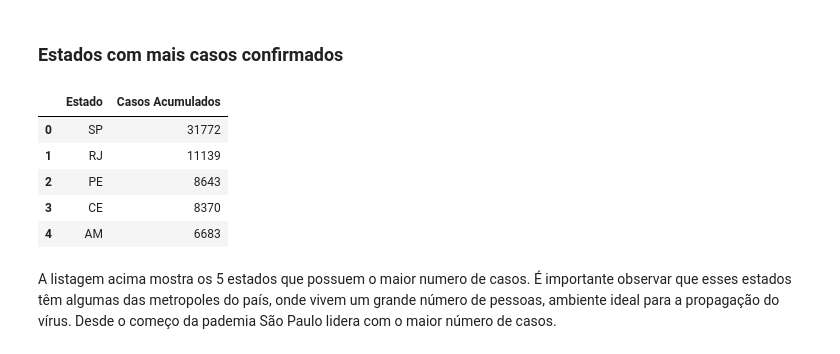
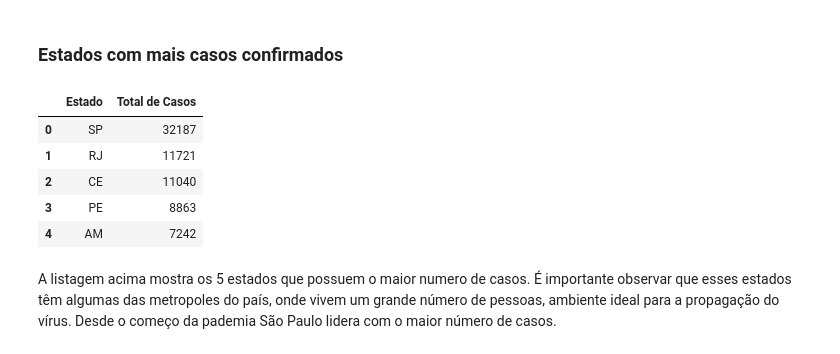
Before and after one commit to Rafaelcerq28/Analise_Covid-19, a Jupyter notebook: Análise da COVID-19 no Brasil.ipynb, the cells around one changed output. Drawn from its saved outputs; the diff is of its cells as text; code cells hidden in the pictures.

```diff
--- a/Análise da COVID-19 no Brasil.ipynb
+++ b/Análise da COVID-19 no Brasil.ipynb
@@ -119,22 +119,22 @@ Atualmente no Brasil temos um total de 101147 Casos de COVID-19 e 7025 obitos. A
 # %%
 #Pega sempre a informação do ultimo dia do dataset
 ultimo_dia = cv[['casosAcumulados','data']].max()[1]
 
 #Filtra os casos acumulados por estado com a maior quantiddade de casos
 maior_n_casos = cv[cv['data'] == ultimo_dia][['estado','casosAcumulados']].sort_values(by='casosAcumulados',ascending=False)
 #Corrige o indice
 maior_n_casos.reset_index(inplace=True,drop=True)
 #Renomeia as colunas
-maior_n_casos.columns = [['Estado','Casos Acumulados']]
+maior_n_casos.columns = [['Estado','Total de Casos']]
 #imprime os 5 primeiros
 maior_n_casos.head()
 # %% [output]
-|  | Estado | Casos Acumulados |
-| 0 | SP | 31772 |
-| 1 | RJ | 11139 |
-| 2 | PE | 8643 |
-| 3 | CE | 8370 |
-| 4 | AM | 6683 |
+|  | Estado | Total de Casos |
+| 0 | SP | 32187 |
+| 1 | RJ | 11721 |
+| 2 | CE | 11040 |
+| 3 | PE | 8863 |
+| 4 | AM | 7242 |
 # %% [markdown]
 A listagem acima mostra os 5 estados que possuem o maior numero de casos. É importante observar que esses estados têm algumas das metropoles do país, onde vivem um grande número de pessoas, ambiente ideal para a propagação do vírus. Desde o começo da pademia São Paulo lidera com o maior número de casos.
 # %% [markdown]
```
Also changed, not shown: parts of 17 cells of this notebook, 1 other file.
